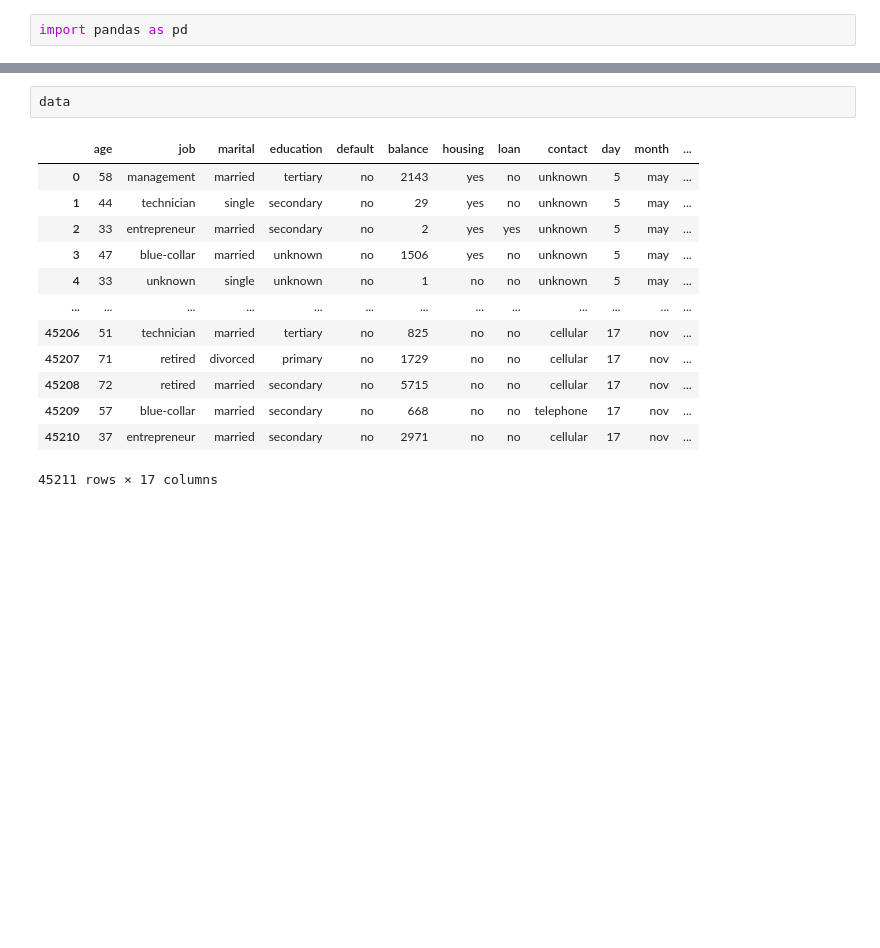
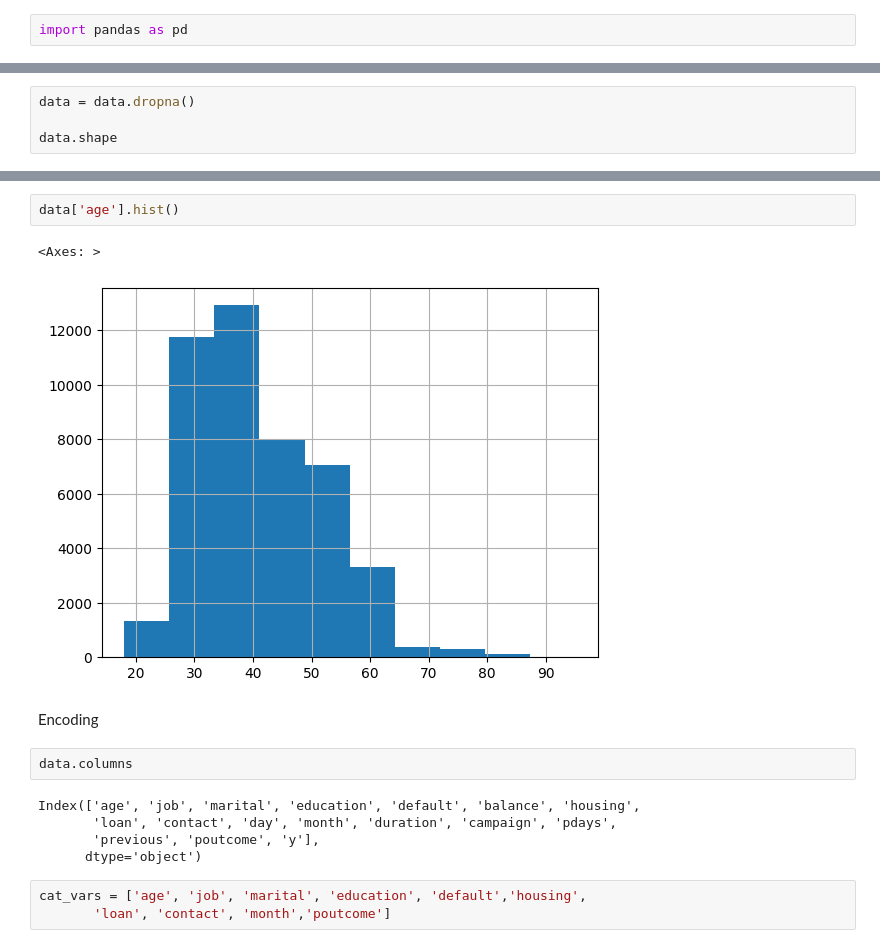
Before and after one commit to majidgolbaz/Regreesion, a Jupyter notebook: LogesticRegression/LogesticRegression.ipynb, the cells around one changed output, grey strips where cells are left out. Drawn from its saved outputs; the diff is of its cells as text; blank space fills up the shorter version.

```diff
--- a/LogesticRegression/LogesticRegression.ipynb
+++ b/LogesticRegression/LogesticRegression.ipynb
@@ -4,0 +21,4 @@ data = pd.read_csv("bank-full.csv", delimiter=";")
+# %%
+data = data.dropna()
+
+data.shape
@@ -5,16 +77,17 @@ data = pd.read_csv("bank-full.csv", delimiter=";")
+# %%
+data['age'].hist()
+# %% [output]
+<Axes: >
+[figure, added]
+# %% [markdown]
+Encoding
 # %%
-data
+data.columns
 # %% [output]
-|  | age | job | marital | education | default | balance | housing | loan | contact | day | month | ... |
-| 0 | 58 | management | married | tertiary | no | 2143 | yes | no | unknown | 5 | may | ... |
-| 1 | 44 | technician | single | secondary | no | 29 | yes | no | unknown | 5 | may | ... |
-| 2 | 33 | entrepreneur | married | secondary | no | 2 | yes | yes | unknown | 5 | may | ... |
-| 3 | 47 | blue-collar | married | unknown | no | 1506 | yes | no | unknown | 5 | may | ... |
-| 4 | 33 | unknown | single | unknown | no | 1 | no | no | unknown | 5 | may | ... |
-| ... | ... | ... | ... | ... | ... | ... | ... | ... | ... | ... | ... | ... |
-| 45206 | 51 | technician | married | tertiary | no | 825 | no | no | cellular | 17 | nov | ... |
-| 45207 | 71 | retired | divorced | primary | no | 1729 | no | no | cellular | 17 | nov | ... |
-| 45208 | 72 | retired | married | secondary | no | 5715 | no | no | cellular | 17 | nov | ... |
-| 45209 | 57 | blue-collar | married | secondary | no | 668 | no | no | telephone | 17 | nov | ... |
-| 45210 | 37 | entrepreneur | married | secondary | no | 2971 | no | no | cellular | 17 | nov | ... |
-45211 rows × 17 columns
+Index(['age', 'job', 'marital', 'education', 'default', 'balance', 'housing',
+       'loan', 'contact', 'day', 'month', 'duration', 'campaign', 'pdays',
+       'previous', 'poutcome', 'y'],
+      dtype='object')
+# %%
+cat_vars = ['age', 'job', 'marital', 'education', 'default','housing',
+       'loan', 'contact', 'month','poutcome']
```
Also changed, not shown: parts of 10 cells of this notebook.
